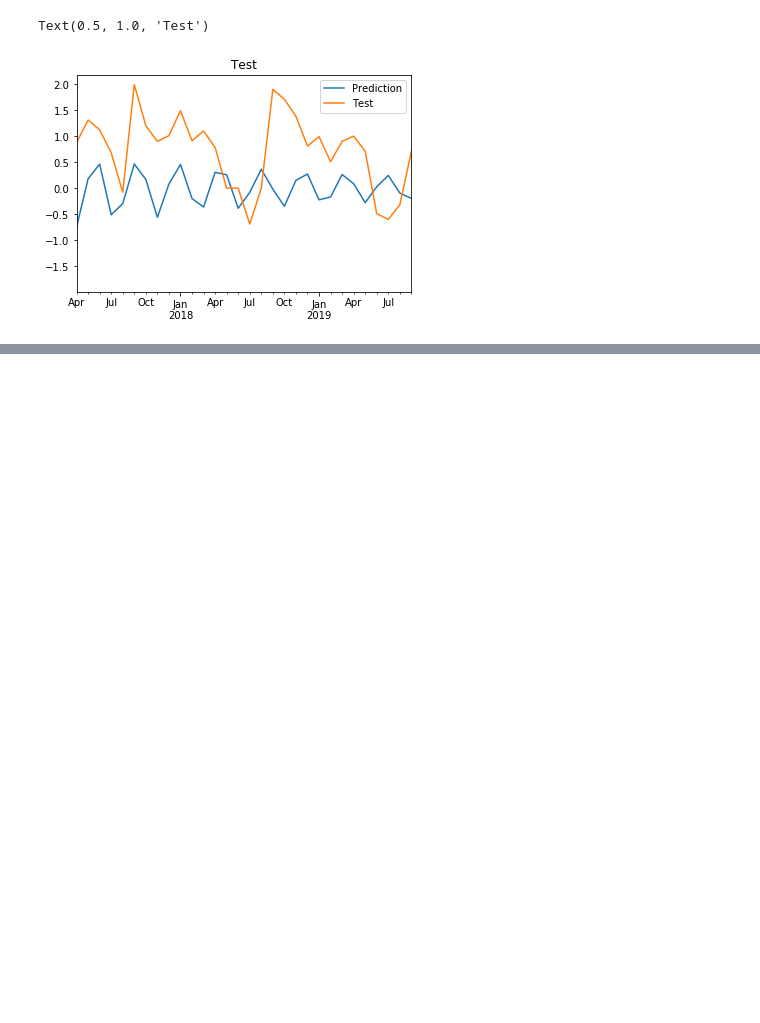
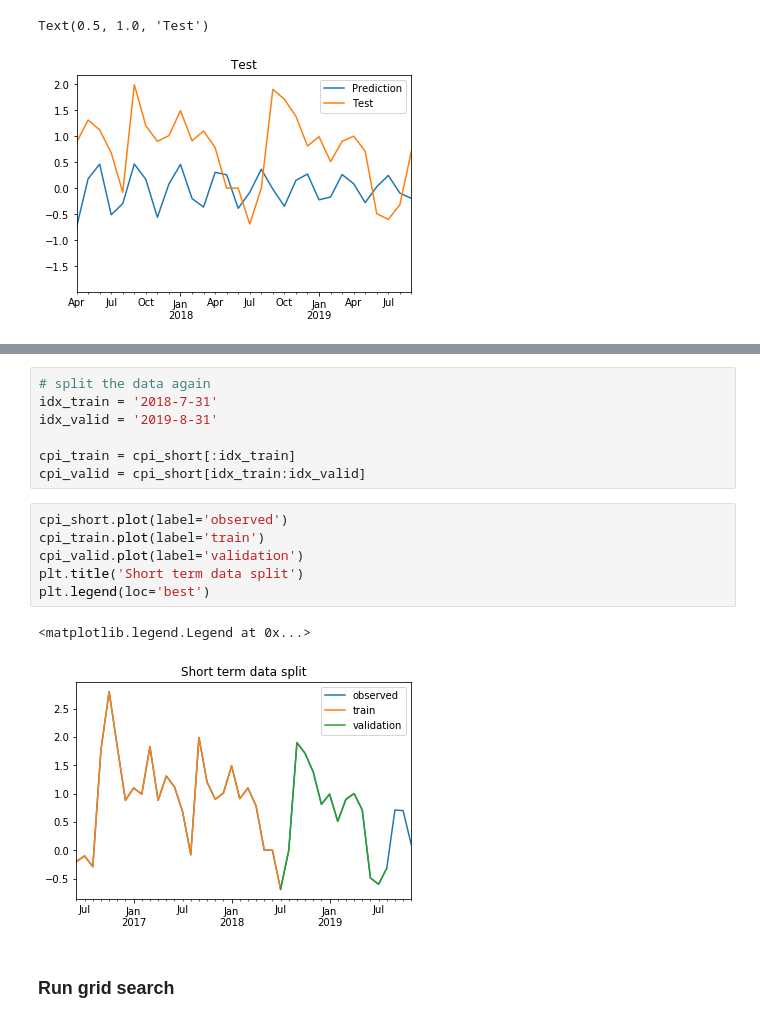
Before and after one commit to gamble27/CPI, a Jupyter notebook: CPI_monthly.ipynb, the cells around one changed output, grey strips where cells are left out. Saved outputs shown, nothing was run; the diff lists cells and outputs as text; blank space fills up the shorter version.

```diff
--- a/CPI_monthly.ipynb
+++ b/CPI_monthly.ipynb
@@ -249,0 +261,18 @@ Maybe somehow increase period?
+# %%
+# split the data again
+idx_train = '2018-7-31'
+idx_valid = '2019-8-31'
+
+cpi_train = cpi_short[:idx_train]
+cpi_valid = cpi_short[idx_train:idx_valid]
+# %%
+cpi_short.plot(label='observed')
+cpi_train.plot(label='train')
+cpi_valid.plot(label='validation')
+plt.title('Short term data split')
+plt.legend(loc='best')
+# %% [output]
+<matplotlib.legend.Legend at 0x...>
+[figure, added]
+# %% [markdown]
+### Run grid search
```
Also changed, not shown: parts of 31 cells of this notebook, 1 other file.
